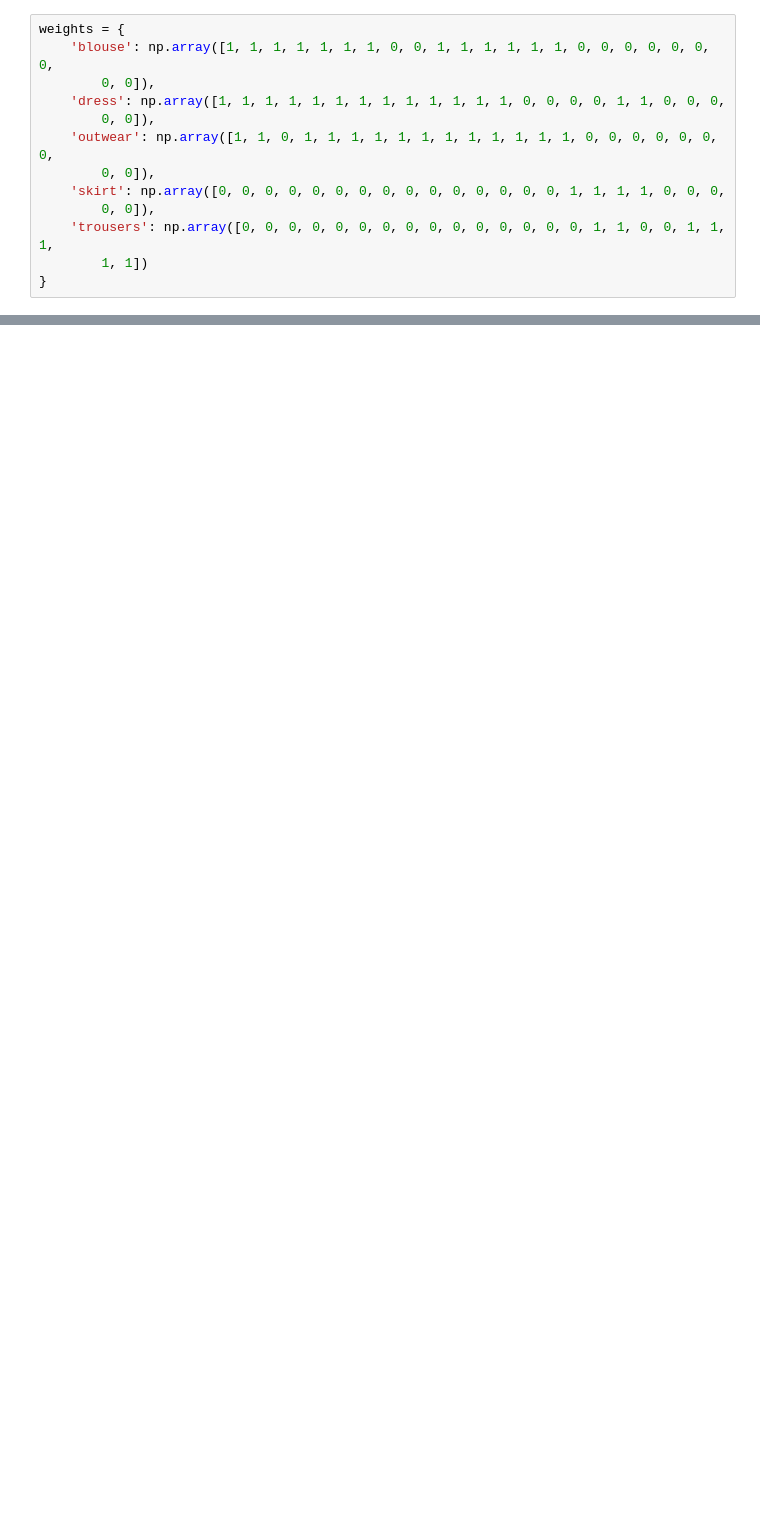
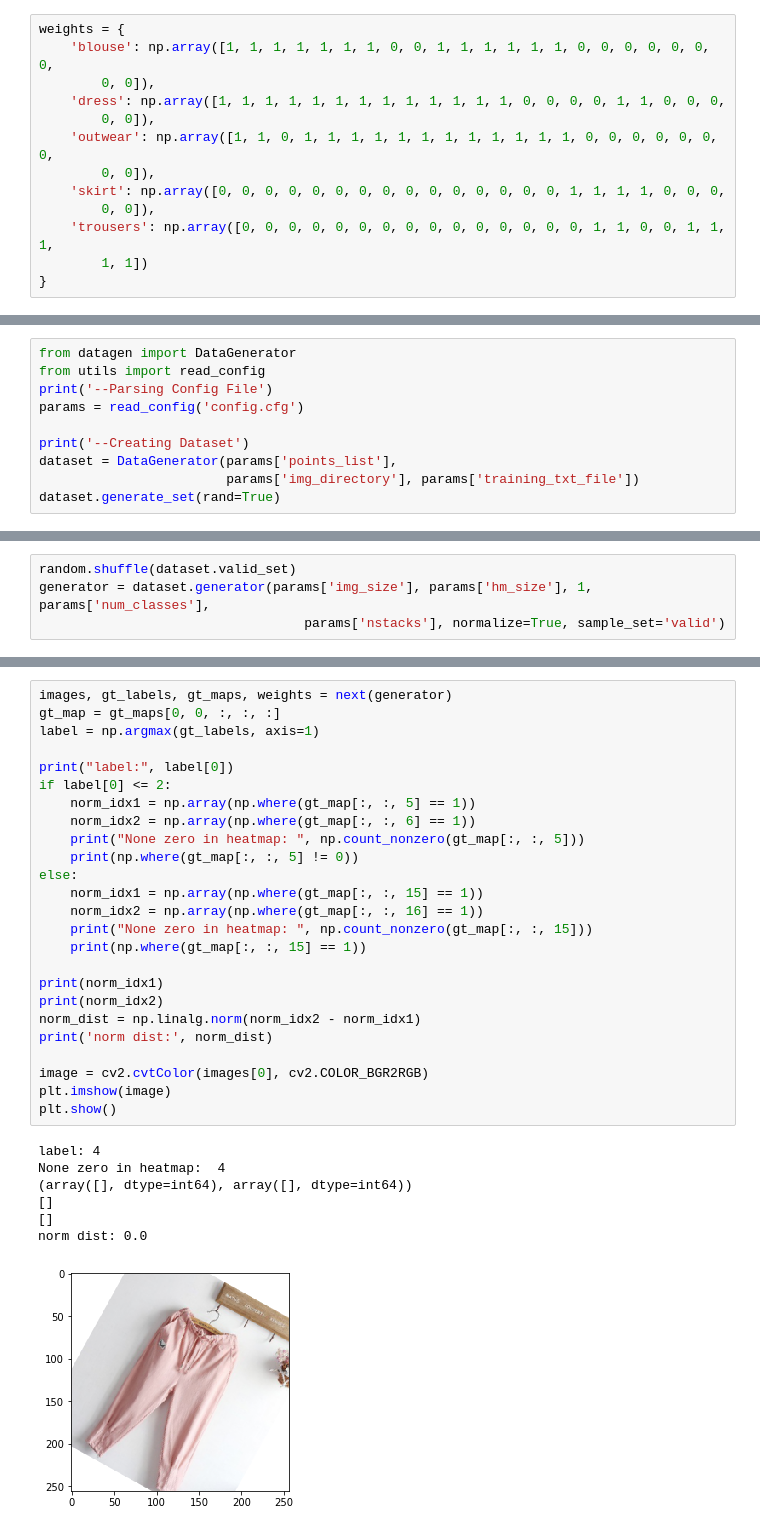
Before and after one commit to ylshaooo/tf-sphinxy, a Jupyter notebook: preprocess.ipynb, the cells around one changed output, grey strips where cells are left out. Cells and saved outputs as stored; diff of their text form; blank space fills up the shorter version.

```diff
--- a/preprocess.ipynb
+++ b/preprocess.ipynb
@@ -90,0 +120,10 @@ print(image_count)
+# %%
+from datagen import DataGenerator
+from utils import read_config
+print('--Parsing Config File')
+params = read_config('config.cfg')
+
+print('--Creating Dataset')
+dataset = DataGenerator(params['points_list'],
+                        params['img_directory'], params['training_txt_file'])
+dataset.generate_set(rand=True)
@@ -90,0 +137,4 @@ print(image_count)
+# %%
+random.shuffle(dataset.valid_set)
+generator = dataset.generator(params['img_size'], params['hm_size'], 1, params['num_classes'],
+                                  params['nstacks'], normalize=True, sample_set='valid')
@@ -90,0 +155,33 @@ print(image_count)
+# %%
+images, gt_labels, gt_maps, weights = next(generator)
+gt_map = gt_maps[0, 0, :, :, :]
+label = np.argmax(gt_labels, axis=1)
+
+print("label:", label[0])
+if label[0] <= 2:
+    norm_idx1 = np.array(np.where(gt_map[:, :, 5] == 1))
+    norm_idx2 = np.array(np.where(gt_map[:, :, 6] == 1))
+    print("None zero in heatmap: ", np.count_nonzero(gt_map[:, :, 5]))
+    print(np.where(gt_map[:, :, 5] != 0))
+else:
+    norm_idx1 = np.array(np.where(gt_map[:, :, 15] == 1))
+    norm_idx2 = np.array(np.where(gt_map[:, :, 16] == 1))
+    print("None zero in heatmap: ", np.count_nonzero(gt_map[:, :, 15]))
+    print(np.where(gt_map[:, :, 15] == 1))
+
+print(norm_idx1)
+print(norm_idx2)
+norm_dist = np.linalg.norm(norm_idx2 - norm_idx1)
+print('norm dist:', norm_dist)
+
+image = cv2.cvtColor(images[0], cv2.COLOR_BGR2RGB)
+plt.imshow(image)
+plt.show()
+# %% [output]
+label: 4
+None zero in heatmap:  4
+(array([], dtype=int64), array([], dtype=int64))
+[]
+[]
+norm dist: 0.0
+[figure, added]
```
Also changed, not shown: parts of 9 cells of this notebook, 2 other files.
